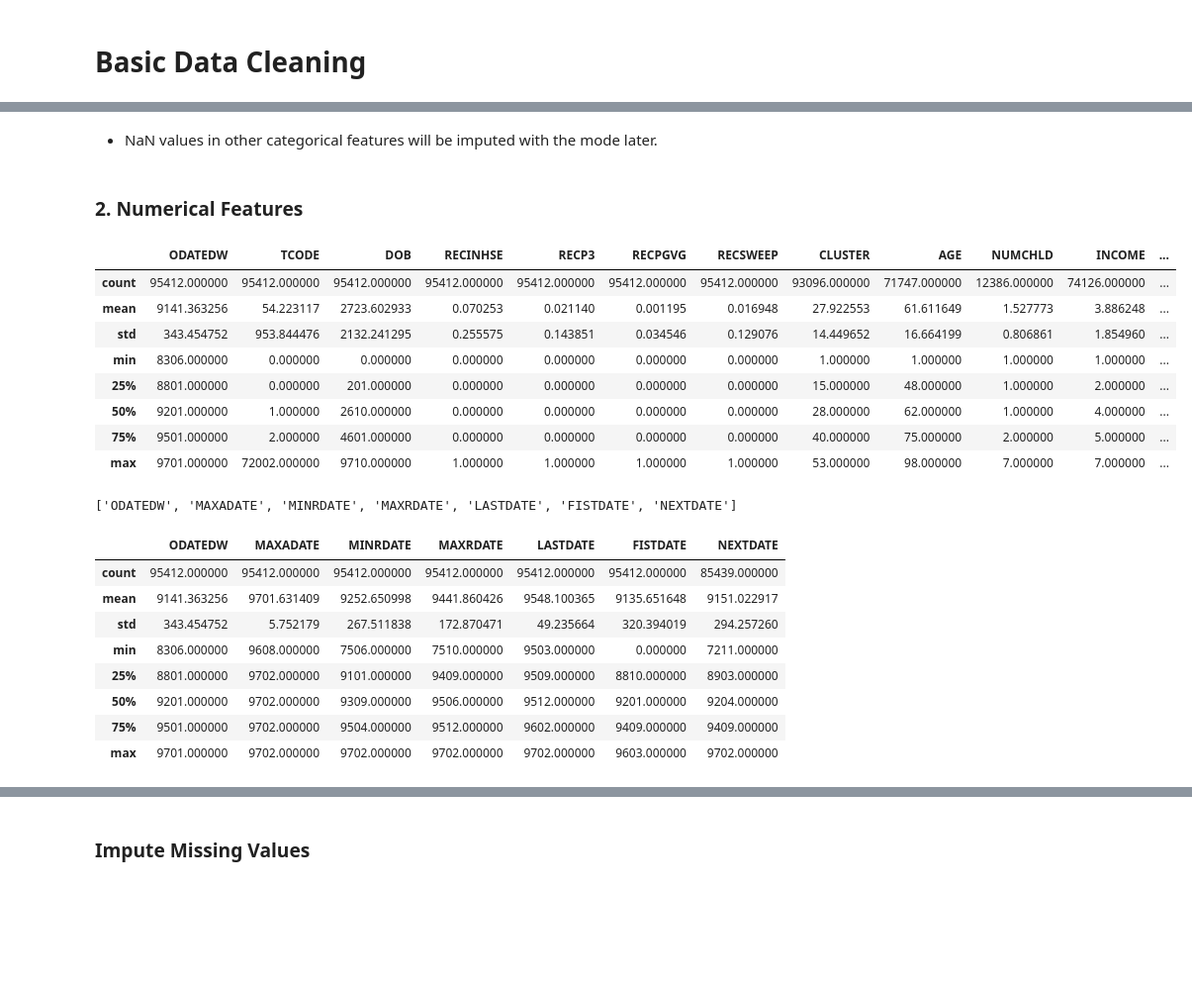
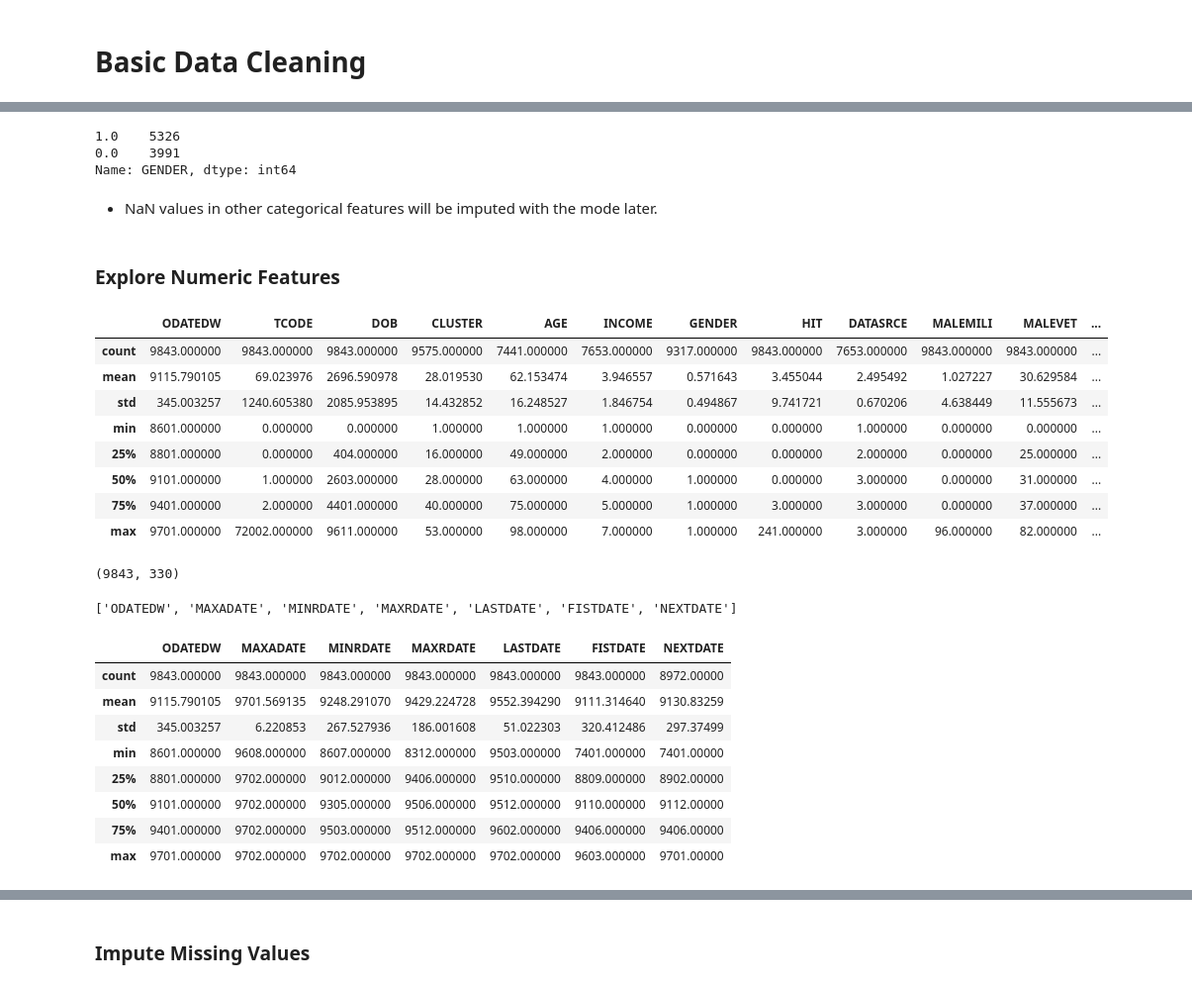
Before and after one commit to tl278/Capstone-Project, a Jupyter notebook: Charitable Donations .ipynb, the cells around one changed output, grey strips where cells are left out. Shown at 99% size. Drawn from its saved outputs; the diff is of its cells as text; code cells hidden in the pictures; blank space fills up the shorter version.

```diff
--- a/Charitable Donations .ipynb
+++ b/Charitable Donations .ipynb
@@ -172,0 +228,5 @@ print (two_level_cat)
+# %%
+# Recode nan values in SES as 0, and convert this feature into numeric
+df_new.SES = df_new.SES.fillna(0)
+df_new.SES = df_new.SES.astype(int)
+df_new.SES.value_counts()
@@ -173,5 +240,5 @@ print (two_level_cat)
 # %%
-# Recode all the above variables as 0 and 1. Doing this will also turn them into integer type.
-for col in two_level_cat:
-    X[col] = [1 if x in ['Y', 'X', 'B', 'H'] else 0 for x in X[col]]
+# # Recode all the above variables as 0 and 1. Doing this will also turn them into integer type.
+# for col in two_level_cat:
+#     X[col] = [1 if x in ['Y', 'X', 'B', 'H'] else 0 for x in X[col]]
 # %% [markdown]
@@ -191,35 +256,43 @@ X.GENDER = [x if x in ['F', 'M'] else 'Others' for x in X.GENDER]
+# %%
+gender_dict = {'F': 1, 'M': 0}
+df_new.GENDER = df_new.GENDER.loc[df_new.GENDER.isin(['F', 'M'])].map(gender_dict)
+df_new.GENDER.value_counts()
+# %% [output]
+1.0    5326
+0.0    3991
+Name: GENDER, dtype: int64
 # %% [markdown]
 * NaN values in other categorical features will be imputed with the mode later.
 # %% [markdown]
-### 2. Numerical Features
+### Explore Numeric Features
 # %%
 # First, create a list of columns which are numerical
 num_cols = []
-for col in X.columns:
-    if X[col].dtype in ['int32', 'int64', 'float32', 'float64']:
+for col in df_new.columns:
+    if df_new[col].dtype in ['int32', 'int64', 'float32', 'float64']:
         num_cols.append(col)
 
 #print (num_cols)
 # %%
-X[num_cols].describe()
+df_new[num_cols].describe()
 # %% [output]
-|  | ODATEDW | TCODE | DOB | RECINHSE | RECP3 | RECPGVG | RECSWEEP | CLUSTER | AGE | NUMCHLD | INCOME | ... |
-| count | 95412.000000 | 95412.000000 | 95412.000000 | 95412.000000 | 95412.000000 | 95412.000000 | 95412.000000 | 93096.000000 | 71747.000000 | 12386.000000 | 74126.000000 | ... |
-| mean | 9141.363256 | 54.223117 | 2723.602933 | 0.070253 | 0.021140 | 0.001195 | 0.016948 | 27.922553 | 61.611649 | 1.527773 | 3.886248 | ... |
-| std | 343.454752 | 953.844476 | 2132.241295 | 0.255575 | 0.143851 | 0.034546 | 0.129076 | 14.449652 | 16.664199 | 0.806861 | 1.854960 | ... |
-| min | 8306.000000 | 0.000000 | 0.000000 | 0.000000 | 0.000000 | 0.000000 | 0.000000 | 1.000000 | 1.000000 | 1.000000 | 1.000000 | ... |
-| 25% | 8801.000000 | 0.000000 | 201.000000 | 0.000000 | 0.000000 | 0.000000 | 0.000000 | 15.000000 | 48.000000 | 1.000000 | 2.000000 | ... |
-| 50% | 9201.000000 | 1.000000 | 2610.000000 | 0.000000 | 0.000000 | 0.000000 | 0.000000 | 28.000000 | 62.000000 | 1.000000 | 4.000000 | ... |
-| 75% | 9501.000000 | 2.000000 | 4601.000000 | 0.000000 | 0.000000 | 0.000000 | 0.000000 | 40.000000 | 75.000000 | 2.000000 | 5.000000 | ... |
-| max | 9701.000000 | 72002.000000 | 9710.000000 | 1.000000 | 1.000000 | 1.000000 | 1.000000 | 53.000000 | 98.000000 | 7.000000 | 7.000000 | ... |
+|  | ODATEDW | TCODE | DOB | CLUSTER | AGE | INCOME | GENDER | HIT | DATASRCE | MALEMILI | MALEVET | ... |
+| count | 9843.000000 | 9843.000000 | 9843.000000 | 9575.000000 | 7441.000000 | 7653.000000 | 9317.000000 | 9843.000000 | 7653.000000 | 9843.000000 | 9843.000000 | ... |
+| mean | 9115.790105 | 69.023976 | 2696.590978 | 28.019530 | 62.153474 | 3.946557 | 0.571643 | 3.455044 | 2.495492 | 1.027227 | 30.629584 | ... |
+| std | 345.003257 | 1240.605380 | 2085.953895 | 14.432852 | 16.248527 | 1.846754 | 0.494867 | 9.741721 | 0.670206 | 4.638449 | 11.555673 | ... |
+| min | 8601.000000 | 0.000000 | 0.000000 | 1.000000 | 1.000000 | 1.000000 | 0.000000 | 0.000000 | 1.000000 | 0.000000 | 0.000000 | ... |
+| 25% | 8801.000000 | 0.000000 | 404.000000 | 16.000000 | 49.000000 | 2.000000 | 0.000000 | 0.000000 | 2.000000 | 0.000000 | 25.000000 | ... |
+| 50% | 9101.000000 | 1.000000 | 2603.000000 | 28.000000 | 63.000000 | 4.000000 | 1.000000 | 0.000000 | 3.000000 | 0.000000 | 31.000000 | ... |
+| 75% | 9401.000000 | 2.000000 | 4401.000000 | 40.000000 | 75.000000 | 5.000000 | 1.000000 | 3.000000 | 3.000000 | 0.000000 | 37.000000 | ... |
+| max | 9701.000000 | 72002.000000 | 9611.000000 | 53.000000 | 98.000000 | 7.000000 | 1.000000 | 241.000000 | 3.000000 | 96.000000 | 82.000000 | ... |
 # %%
 # Drop unimportant numeric features
-X = X.drop(['TCODE','DOB','MSA', 'ADI', 'DMA', 'CONTROLN', 'ADATE_2', 'ADATE_3', 'ADATE_4', 'ADATE_5',
-            'ADATE_6', 'ADATE_7', 'ADATE_8', 'ADATE_9', 'ADATE_10', 'ADATE_11', 'ADATE_12', 'ADATE_13', 'ADATE_14',
-            'ADATE_15', 'ADATE_16', 'ADATE_17','ADATE_18', 'ADATE_19', 'ADATE_20', 'ADATE_21', 'ADATE_22', 'ADATE_23',
-            'ADATE_24', 'RDATE_3','RDATE_4','RDATE_5','RDATE_6','RDATE_7','RDATE_8','RDATE_9','RDATE_10','RDATE_11',
-            'RDATE_12','RDATE_13','RDATE_14','RDATE_15','RDATE_16','RDATE_17','RDATE_18','RDATE_19','RDATE_20','RDATE_21',
-            'RDATE_22','RDATE_23','RDATE_24',], axis = 1)
+df_new = df_new.drop(['TCODE','DOB','MSA', 'ADI', 'DMA', 'CONTROLN', 'ADATE_2', 'ADATE_3', 'ADATE_4',
+            'ADATE_6', 'ADATE_7', 'ADATE_8', 'ADATE_9', 'ADATE_11', 'ADATE_12', 'ADATE_14',
+            'ADATE_16', 'ADATE_17','ADATE_18', 'ADATE_19', 'ADATE_22'], axis = 1)
+df_new.shape
+# %% [output]
+(9843, 330)
 # %%
 # Check the remaining DATE features
 date_cols = []
@@ -237,15 +307,15 @@ print(date_cols)
 # %% [output]
 ['ODATEDW', 'MAXADATE', 'MINRDATE', 'MAXRDATE', 'LASTDATE', 'FISTDATE', 'NEXTDATE']
 # %%
-X[date_cols].describe()
+df_new[date_cols].describe()
 # %% [output]
 |  | ODATEDW | MAXADATE | MINRDATE | MAXRDATE | LASTDATE | FISTDATE | NEXTDATE |
-| count | 95412.000000 | 95412.000000 | 95412.000000 | 95412.000000 | 95412.000000 | 95412.000000 | 85439.000000 |
-| mean | 9141.363256 | 9701.631409 | 9252.650998 | 9441.860426 | 9548.100365 | 9135.651648 | 9151.022917 |
-| std | 343.454752 | 5.752179 | 267.511838 | 172.870471 | 49.235664 | 320.394019 | 294.257260 |
-| min | 8306.000000 | 9608.000000 | 7506.000000 | 7510.000000 | 9503.000000 | 0.000000 | 7211.000000 |
-| 25% | 8801.000000 | 9702.000000 | 9101.000000 | 9409.000000 | 9509.000000 | 8810.000000 | 8903.000000 |
-| 50% | 9201.000000 | 9702.000000 | 9309.000000 | 9506.000000 | 9512.000000 | 9201.000000 | 9204.000000 |
-| 75% | 9501.000000 | 9702.000000 | 9504.000000 | 9512.000000 | 9602.000000 | 9409.000000 | 9409.000000 |
-| max | 9701.000000 | 9702.000000 | 9702.000000 | 9702.000000 | 9702.000000 | 9603.000000 | 9702.000000 |
+| count | 9843.000000 | 9843.000000 | 9843.000000 | 9843.000000 | 9843.000000 | 9843.000000 | 8972.00000 |
+| mean | 9115.790105 | 9701.569135 | 9248.291070 | 9429.224728 | 9552.394290 | 9111.314640 | 9130.83259 |
+| std | 345.003257 | 6.220853 | 267.527936 | 186.001608 | 51.022303 | 320.412486 | 297.37499 |
+| min | 8601.000000 | 9608.000000 | 8607.000000 | 8312.000000 | 9503.000000 | 7401.000000 | 7401.00000 |
+| 25% | 8801.000000 | 9702.000000 | 9012.000000 | 9406.000000 | 9510.000000 | 8809.000000 | 8902.00000 |
+| 50% | 9101.000000 | 9702.000000 | 9305.000000 | 9506.000000 | 9512.000000 | 9110.000000 | 9112.00000 |
+| 75% | 9401.000000 | 9702.000000 | 9503.000000 | 9512.000000 | 9602.000000 | 9406.000000 | 9406.00000 |
+| max | 9701.000000 | 9702.000000 | 9702.000000 | 9702.000000 | 9702.000000 | 9603.000000 | 9701.00000 |
 # %%
```
Also changed, not shown: parts of 172 cells of this notebook.
